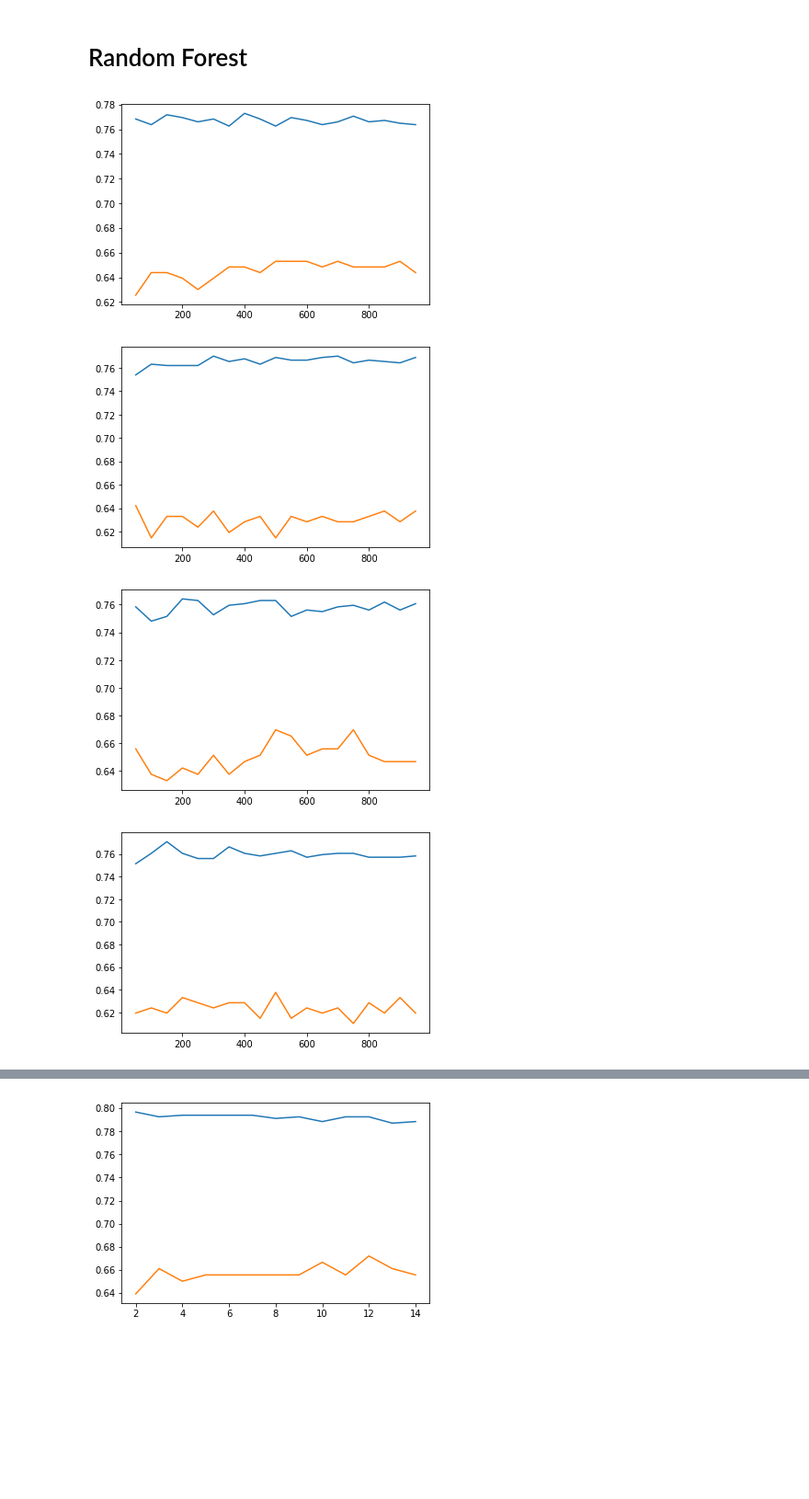
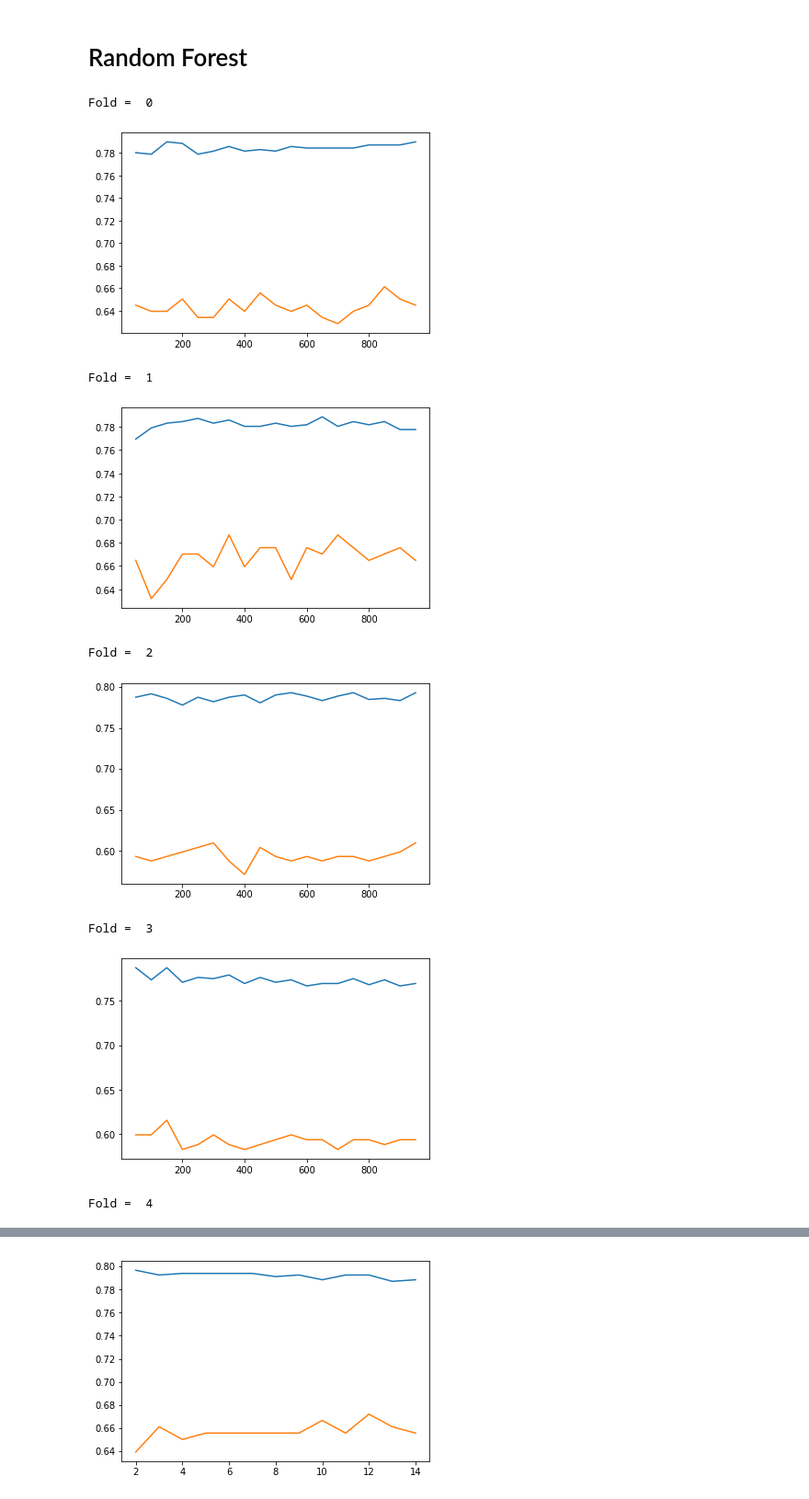
Before and after one commit to parasgulati8/People-Analytics, a Jupyter notebook: People_Analytics_Hackathon.ipynb, the cells around one changed output, grey strips where cells are left out. Shown at 92% size. Drawn from its saved outputs; the diff is of its cells as text; code cells hidden in the pictures; blank space fills up the shorter version.

```diff
--- a/People_Analytics_Hackathon.ipynb
+++ b/People_Analytics_Hackathon.ipynb
@@ -171,10 +129,8 @@ for fold in folds:
   X_test.append(X.values[fold[1]])
   y_train.append(y.values[fold[0]])
   y_test.append(y.values[fold[1]])
-# %%
-fold = folds[0]
-X_train, X_test, y_train, y_test = X.values[fold[0]], X.values[fold[1]], y.values[fold[0]], y.values[fold[1]]
 # %%
-scaler = StandardScaler()
-X_train = scaler.fit_transform(X_train)
-X_test = scaler.transform(X_test)
+for i in range(5):
+  scaler = StandardScaler()
+  X_train[i] = scaler.fit_transform(X_train[i])
+  X_test[i] = scaler.transform(X_test[i])
@@ -242,0 +187,6 @@ data1.shape
+# %%
+avg = []
+for i in range(len(accuracies_test[0])):
+  avg.append(sum([j[i] for j in accuracies_test])/5)
+
+plt.plot(range(2,15), avg)
@@ -242,0 +196,8 @@ data1.shape
+# %%
+i = 0
+dic = {}
+for j in range(2,15):
+  dic[j] = avg[i]
+  i = i+1
+
+dic[11]
@@ -243,23 +206,34 @@ data1.shape
 # %% [markdown]
 # Random Forest
 # %%
-for fold in folds:
-    X_train, X_test, y_train, y_test = X.iloc[fold[0], :], X.iloc[fold[1], :], y.iloc[fold[0]], y.iloc[fold[1]]
+accuracies = []
+accuracies_test = []
 
+for j in range(5):
+    # X_train, X_test, y_train, y_test = X.iloc[fold[0], :], X.iloc[fold[1], :], y.iloc[fold[0]], y.iloc[fold[1]]
+    print ('Fold = ', j)
     acc = []
     acc_test = []
     for i in range(50,1000,50):
         rfc = RandomForestClassifier(i, max_leaf_nodes=32)
-        rfc.fit(X_train, y_train)
-        acc.append(accuracy_score(y_train, rfc.predict(X_train)))
-        acc_test.append(accuracy_score(y_test, rfc.predict(X_test)))
+        rfc.fit(X_train[j], y_train[j])
+        acc.append(accuracy_score(y_train[j], rfc.predict(X_train[j])))
+        acc_test.append(accuracy_score(y_test[j], rfc.predict(X_test[j])))
 
     plt.figure()
     plt.plot(range(50,1000,50), acc)
     plt.plot(range(50,1000,50), acc_test)
     plt.show()
+
+    accuracies.append(acc)
+    accuracies_test.append(acc_test)
 # %% [output]
+Fold =  0
-[figure, old version]
+[figure, new version]
+Fold =  1
-[figure, old version]
+[figure, new version]
+Fold =  2
-[figure, old version]
+[figure, new version]
+Fold =  3
-[figure, old version]
+[figure, new version]
+Fold =  4
```
Also changed, not shown: parts of 110 cells of this notebook.
